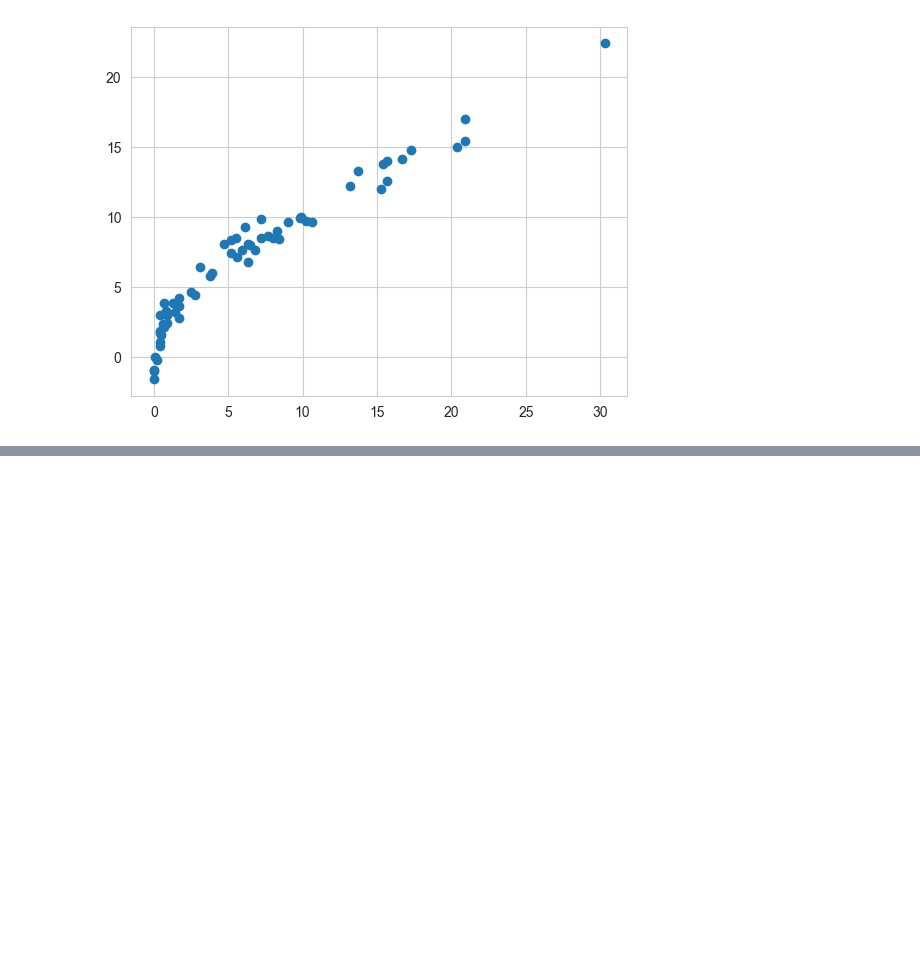
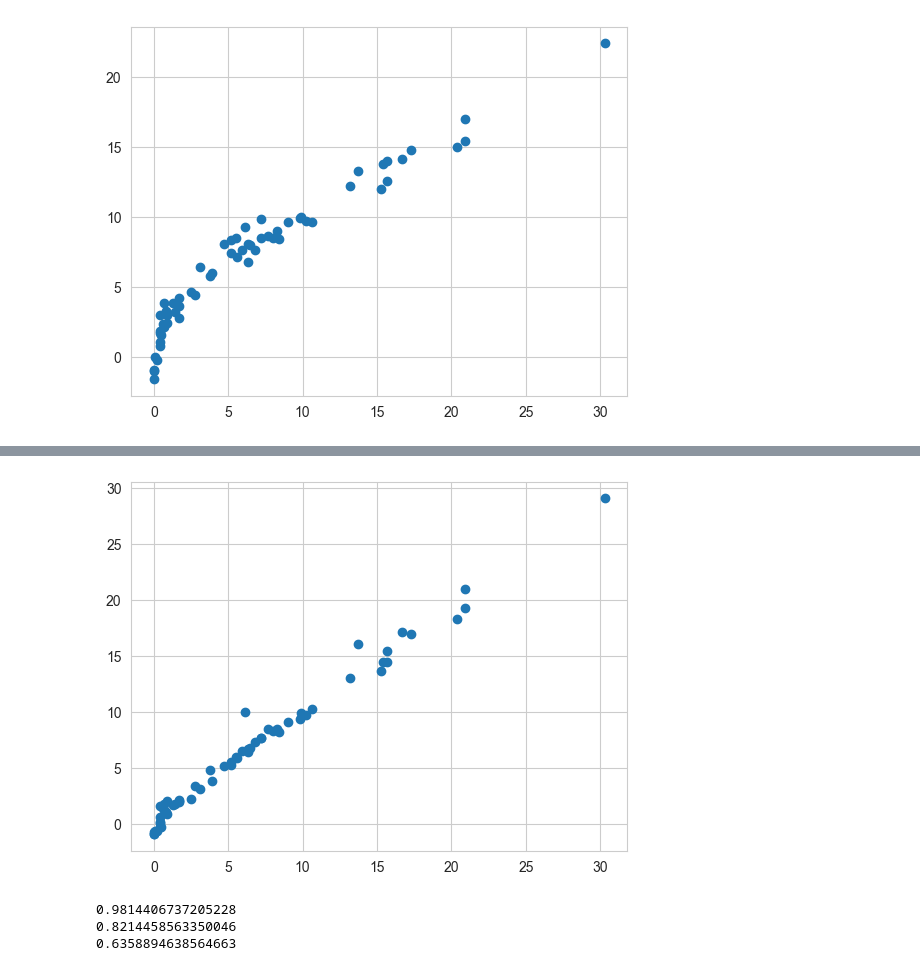
Before and after one commit to Sumit-Avasthi/Machine-Learning, a Jupyter notebook: Project_0.ipynb, the cells around one changed output, grey strips where cells are left out. Cells and saved outputs as stored; diff of their text form; code cells hidden in the pictures; blank space fills up the shorter version.

```diff
--- a/Project_0.ipynb
+++ b/Project_0.ipynb
@@ -590,3 +574,7 @@ plt.scatter(y_test,elastic.predict(X_test))
 0.8753460589519703
 <matplotlib.collections.PathCollection at 0x...>
 [figure]
+# %%
+from sklearn.linear_model import LassoCV
+lassocv = LassoCV(cv=5)
+lassocv.fit(X_train,y_train)
@@ -592,0 +599,15 @@ plt.scatter(y_test,elastic.predict(X_test))
+# %%
+y_predict = lassocv.predict(X_test)
+plt.scatter(y_test,y_predict)
+plt.show()
+# %% [output]
+[figure, added]
+# %%
+from sklearn.metrics import mean_absolute_error,r2_score,mean_squared_error
+print(r2_score(y_test,y_predict))
+print(mean_squared_error(y_test,y_predict))
+print(mean_absolute_error(y_test,y_predict))
+# %% [output]
+0.9814406737205228
+0.8214458563350046
+0.6358894638564663
```
Also changed, not shown: parts of 11 cells of this notebook.
